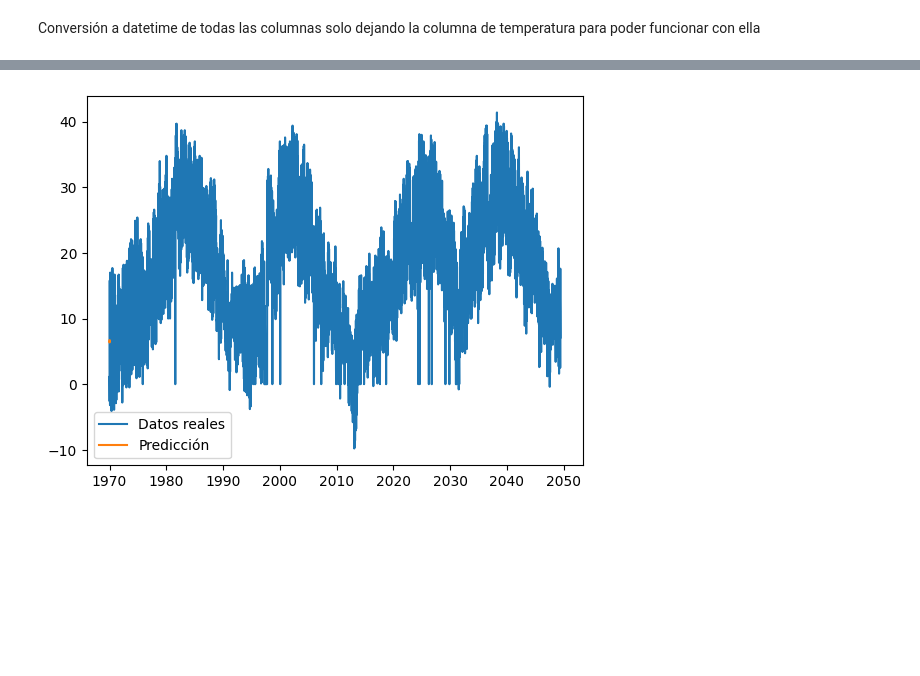
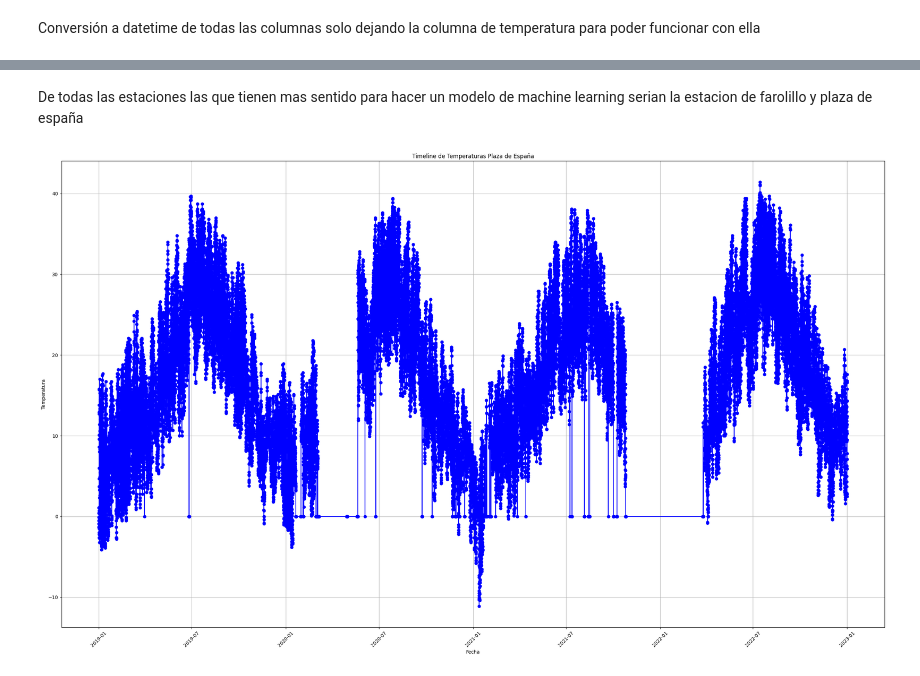
Before and after one commit to dfvinxu/desafio_data, a Jupyter notebook: notebooks/EDA_tiempo_diario.ipynb, the cells around one changed output, grey strips where cells are left out. Drawn from its saved outputs; the diff is of its cells as text; code cells hidden in the pictures; blank space fills up the shorter version.

```diff
--- a/notebooks/EDA_tiempo_diario.ipynb
+++ b/notebooks/EDA_tiempo_diario.ipynb
@@ -484,13 +312,16 @@ plt.show()
-# %%
-
-
-# Crear el modelo ARIMA
-modelo_arima = ARIMA(df_interpolated['TEMPERATURA'], order=(5, 1, 0)) # Puedes ajustar los parámetros 'order'
-
-# Ajustar el modelo a los datos
-modelo_arima_fit = modelo_arima.fit()
-
-# Realizar la predicción para un período específico (por ejemplo, 24 horas en el futuro)
-prediccion = modelo_arima_fit.forecast(steps=24)
-# %% [output]
-[figure, removed]
+# %% [markdown]
+De todas las estaciones las que tienen mas sentido para hacer un modelo de machine learning serian la estacion de farolillo y plaza de españa
+# %%
+plt.figure(figsize=(25, 15))
+plt.plot(df_plz_esp['FECHA'], df_plz_esp['TEMPERATURA'], marker='o', linestyle='-', color='b')
+plt.xlabel('Fecha')
+plt.ylabel('Temperatura')
+plt.title('Timeline de Temperaturas Plaza de España')
+plt.grid(True)
+plt.xticks(rotation=45)
+plt.tight_layout()
+
+# Mostrar el gráfico
+plt.show()
+# %% [output]
+[figure, added]
```
Also changed, not shown: parts of 45 cells of this notebook.
